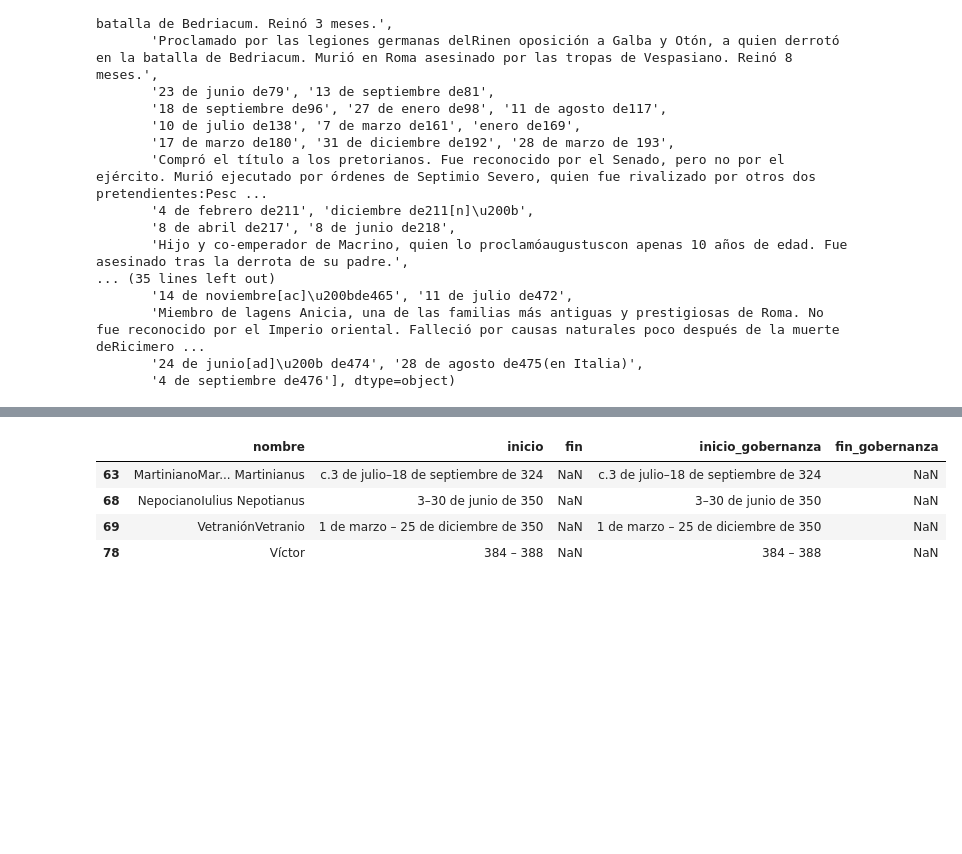
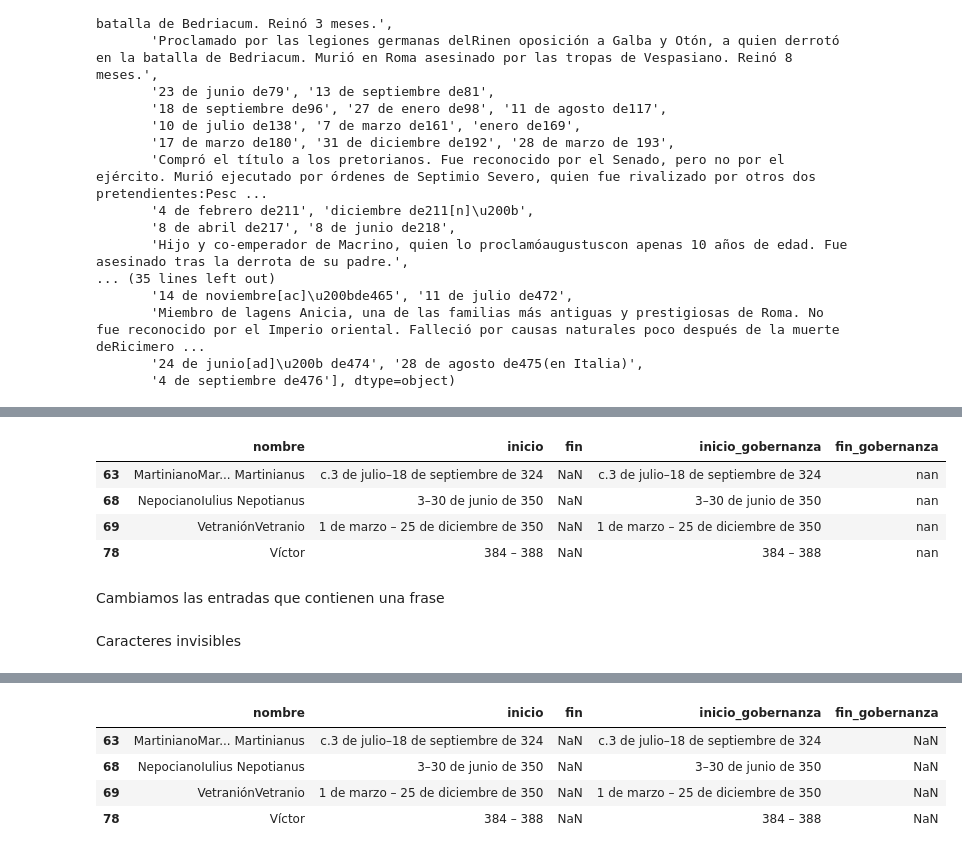
Before and after one commit to Gabijc/Laboratorio_Web_Scraping, a Jupyter notebook: Scrapeo emperadores romanos/analisis_emperadores.ipynb, the cells around one changed output, grey strips where cells are left out. Drawn from its saved outputs; the diff is of its cells as text; code cells hidden in the pictures; blank space fills up the shorter version.

```diff
--- a/Scrapeo emperadores romanos/analisis_emperadores.ipynb
+++ b/Scrapeo emperadores romanos/analisis_emperadores.ipynb
@@ -224,0 +262,15 @@ datos_emperadores[datos_emperadores["fin_gobernanza"].isnull()]
+# %%
+# Vamos a coger todos los valores que no son nulos, y vamos a transformarlos en tipo string. Hemos de tener en cuenta que los nulos pasarán a contener
+# el caracter 'nan'.
+datos_emperadores["fin_gobernanza"] = datos_emperadores["fin_gobernanza"].astype(str)
+# %%
+# Comprobamos los nulos que sean los mismos
+datos_emperadores[datos_emperadores["fin_gobernanza"] == "nan"]
+# %% [output]
+|  | nombre | inicio | fin | inicio_gobernanza | fin_gobernanza |
+| 63 | MartinianoMar... Martinianus | c.3 de julio–18 de septiembre de 324 | NaN | c.3 de julio–18 de septiembre de 324 | nan |
+| 68 | NepocianoIulius Nepotianus | 3–30 de junio de 350 | NaN | 3–30 de junio de 350 | nan |
+| 69 | VetraniónVetranio | 1 de marzo – 25 de diciembre de 350 | NaN | 1 de marzo – 25 de diciembre de 350 | nan |
+| 78 | Víctor | 384 – 388 | NaN | 384 – 388 | nan |
+# %% [markdown]
+Cambiamos las entradas que contienen una frase
@@ -224,0 +281,2 @@ datos_emperadores[datos_emperadores["fin_gobernanza"].isnull()]
+# %% [markdown]
+Caracteres invisibles
```
Also changed, not shown: parts of 12 cells of this notebook.
